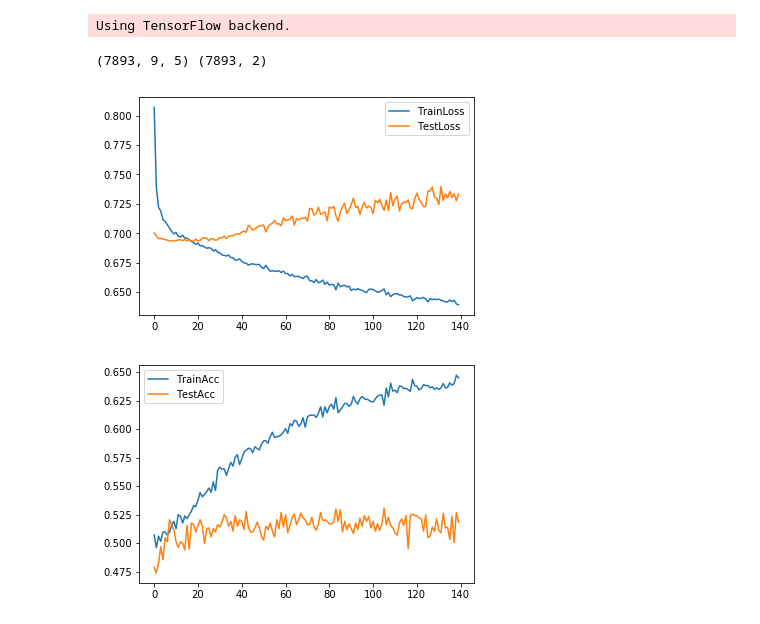
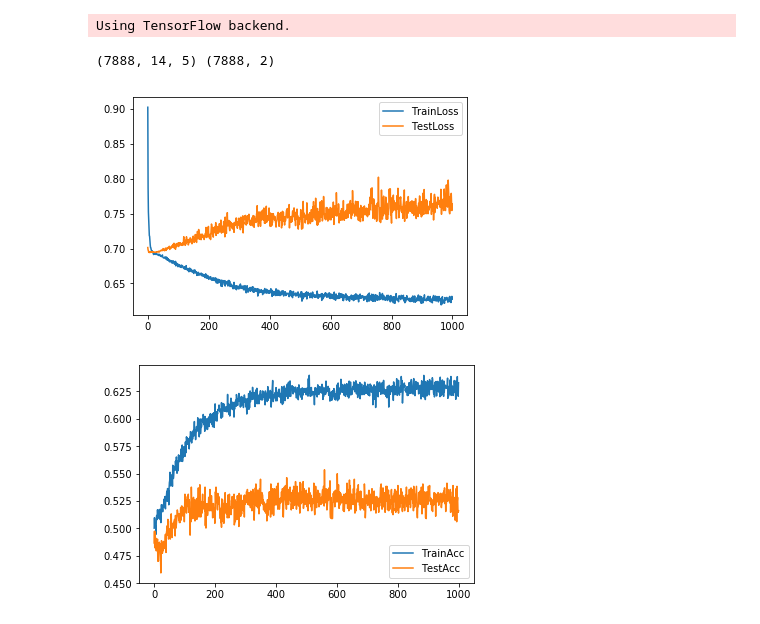
Before and after one commit to sshh12/StockMarketML, a Jupyter notebook: BasicPredictionClassification.ipynb, the cells around one changed output. Saved outputs shown, nothing was run; the diff lists cells and outputs as text; code cells hidden in the pictures.

```diff
--- a/BasicPredictionClassification.ipynb
+++ b/BasicPredictionClassification.ipynb
@@ -16,8 +16,8 @@ Using TensorFlow backend.
 # %%
 # Setup (Globals/Hyperz)
 
-window_size = 9
-epochs      = 2000
+window_size = 14
+epochs      = 1000
 batch_size  = 128
 emb_size    = 5
 # %%
@@ -40,23 +40,24 @@ def get_model():
 
     model = Sequential()
 
-    model.add(Conv1D(filters=32, kernel_size=4, padding='same', input_shape=(window_size, emb_size)))
+    model.add(Conv1D(filters=32, kernel_size=2, padding='same', input_shape=(window_size, emb_size)))
     model.add(GlobalMaxPooling1D())
+    #model.add(Flatten())
 
-    model.add(Dense(80))
+    model.add(Dense(30))
+    model.add(BatchNormalization())
+    model.add(Activation('relu'))
+    model.add(Dropout(0.5))
+
+    model.add(Dense(12))
     model.add(BatchNormalization())
     model.add(Activation('selu'))
-    model.add(Dropout(0.5))
+    model.add(Dropout(0.2))
 
-    model.add(Dense(80))
-    model.add(BatchNormalization())
-    model.add(Activation('selu'))
-    model.add(Dropout(0.5))
-
-    model.add(Dense(10))
-    model.add(BatchNormalization())
-    model.add(Activation('selu'))
-    model.add(Dropout(0.1))
+    #model.add(Dense(10))
+    #model.add(BatchNormalization())
+    #model.add(Activation('selu'))
+    #model.add(Dropout(0.2))
 
     model.add(Dense(2, activation='softmax'))
 
@@ -185,36 +186,36 @@ if __name__ == "__main__":
 
     print(trainX.shape, trainY.shape)
 # %% [output]
-(7893, 9, 5) (7893, 2)
+(7888, 14, 5) (7888, 2)
 # %%
 # Run (Train)
 
 if __name__ == "__main__":
 
     model = get_model()
 
     reduce_LR = ReduceLROnPlateau(monitor='val_acc', factor=0.9, patience=30, min_lr=1e-6, verbose=0)
-    e_stopping = EarlyStopping(patience=120)
+    e_stopping = EarlyStopping(patience=300)
     checkpoint = ModelCheckpoint(os.path.join('models', 'basic-classification.h5'),
                                  monitor='val_acc',
                                  verbose=0,
                                  save_best_only=True)
 
     history = model.fit(trainX, trainY, epochs=epochs,
                                         batch_size=batch_size,
                                         validation_data=(testX, testY),
                                         verbose=0,
-                                        callbacks=[reduce_LR, e_stopping, checkpoint])
+                                        callbacks=[checkpoint])
 
     plt.plot(history.history['loss'])
     plt.plot(history.history['val_loss'])
     plt.legend(['TrainLoss', 'TestLoss'])
     plt.show()
 
     plt.plot(history.history['acc'])
     plt.plot(history.history['val_acc'])
     plt.legend(['TrainAcc', 'TestAcc'])
     plt.show()
 # %% [output]
-[figure, old version]
+[figure, new version]
-[figure, old version]
+[figure, new version]
```
Also changed, not shown: 7 other files.
